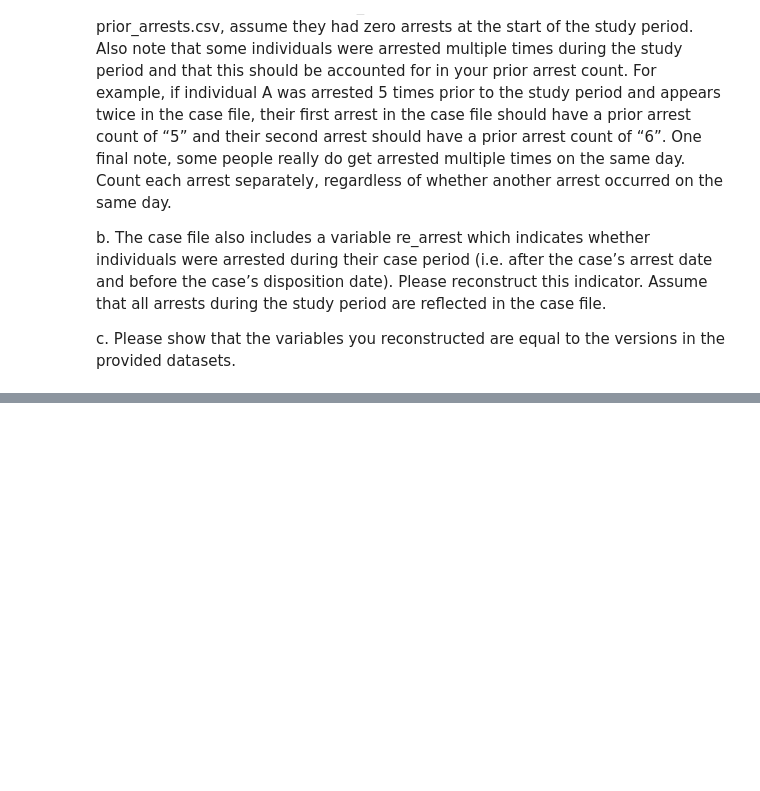
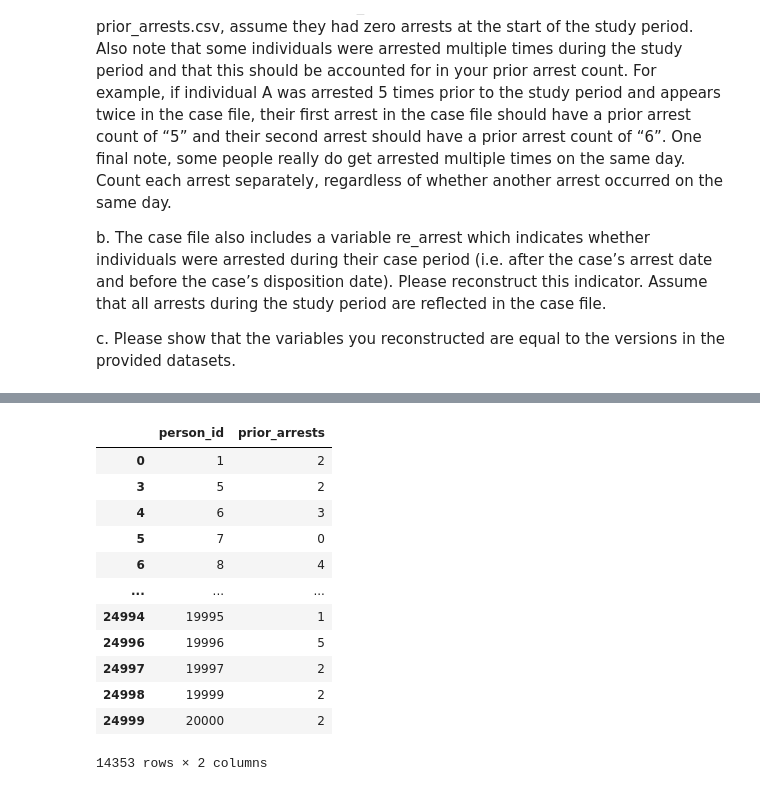
Before and after one commit to jesoto/Upen, a Jupyter notebook: notebooks/Untitled0.ipynb, the cells around one changed output, grey strips where cells are left out. Cells and saved outputs as stored; diff of their text form; code cells hidden in the pictures; blank space fills up the shorter version.

```diff
--- a/notebooks/Untitled0.ipynb
+++ b/notebooks/Untitled0.ipynb
@@ -467,0 +332,18 @@ _iddf_case[df_case.person_id.duplicated('first') == False].merge(prior.groupby('
+# %%
+#we keep person id and prior only keep the first duplicated row
+casse = data[['person_id','prior_arrests']][data.person_id.duplicated('first') == False]
+casse
+# %% [output]
+|  | person_id | prior_arrests |
+| 0 | 1 | 2 |
+| 3 | 5 | 2 |
+| 4 | 6 | 3 |
+| 5 | 7 | 0 |
+| 6 | 8 | 4 |
+| ... | ... | ... |
+| 24994 | 19995 | 1 |
+| 24996 | 19996 | 5 |
+| 24997 | 19997 | 2 |
+| 24998 | 19999 | 2 |
+| 24999 | 20000 | 2 |
+14353 rows × 2 columns
```
Also changed, not shown: parts of 44 cells of this notebook.
